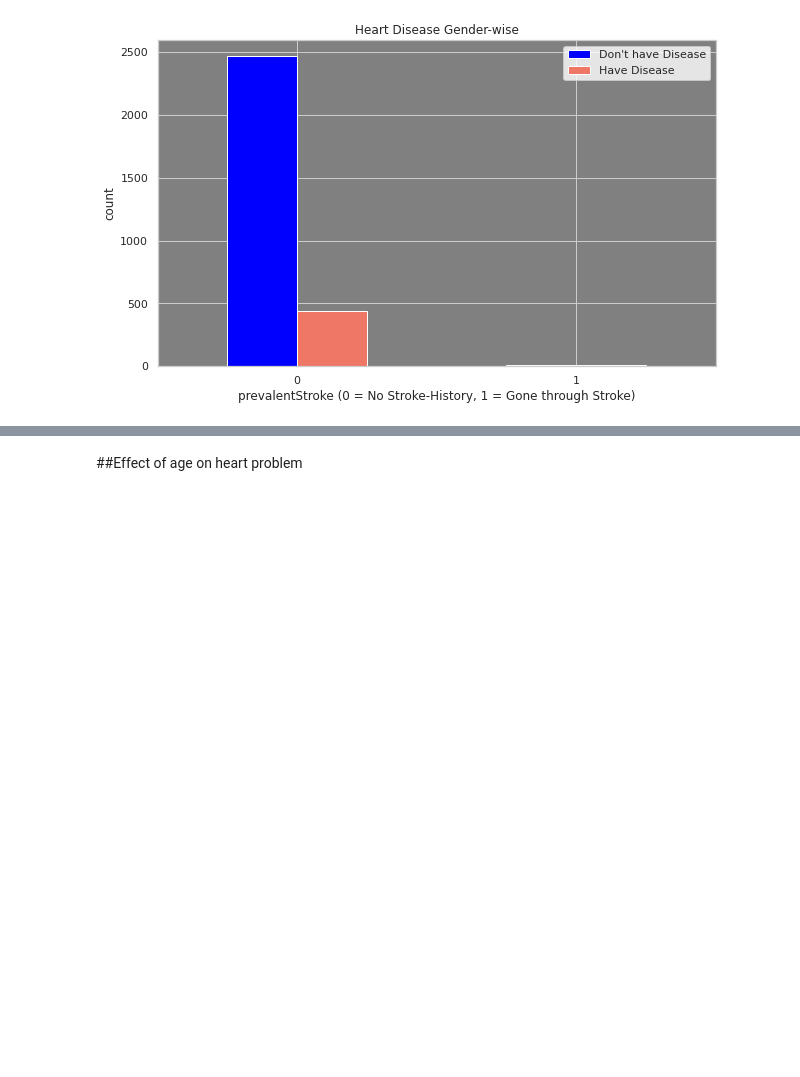
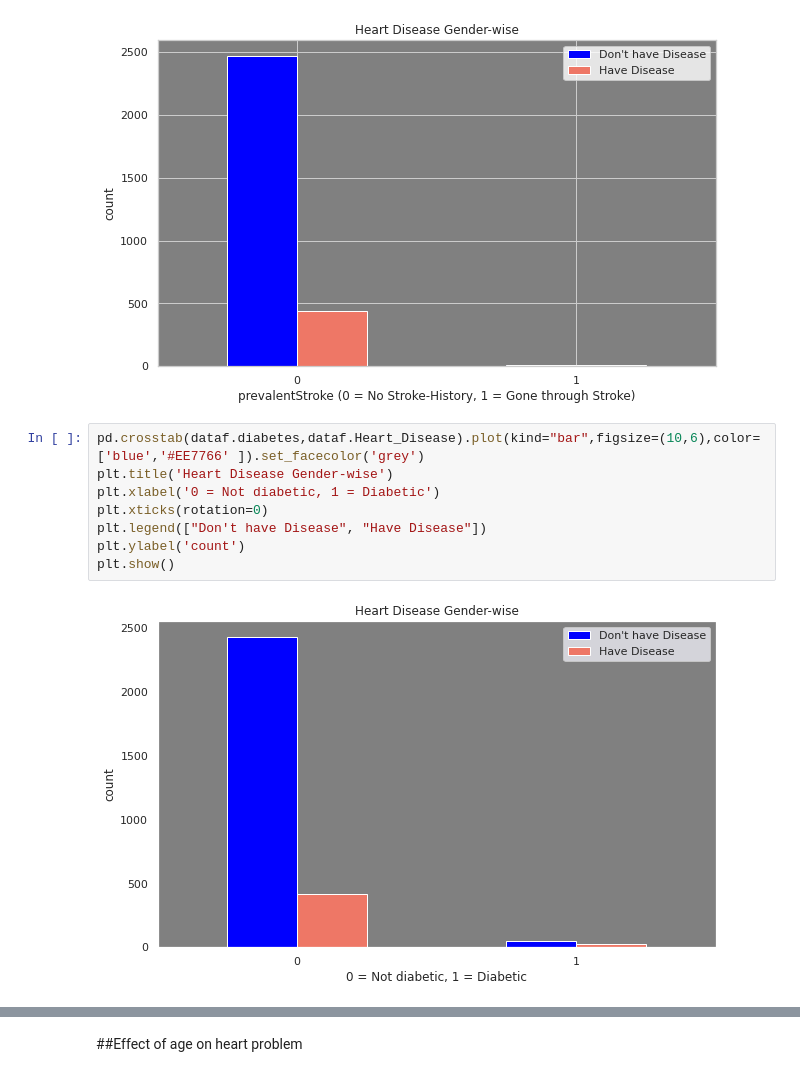
Before and after one commit to guptaprateek98/Capstone_CV_Risk_Prediction, a Jupyter notebook: Capstone_CV_Risk_Prediction.ipynb, the cells around one changed output, grey strips where cells are left out. Saved outputs shown, nothing was run; the diff lists cells and outputs as text; blank space fills up the shorter version.

```diff
--- a/Capstone_CV_Risk_Prediction.ipynb
+++ b/Capstone_CV_Risk_Prediction.ipynb
@@ -382,3 +382,13 @@ plt.ylabel('count')
 plt.show()
 # %% [output]
 [figure]
+# %%
+pd.crosstab(dataf.diabetes,dataf.Heart_Disease).plot(kind="bar",figsize=(10,6),color=['blue','#EE7766' ]).set_facecolor('grey')
+plt.title('Heart Disease Gender-wise')
+plt.xlabel('0 = Not diabetic, 1 = Diabetic')
+plt.xticks(rotation=0)
+plt.legend(["Don't have Disease", "Have Disease"])
+plt.ylabel('count')
+plt.show()
+# %% [output]
+[figure, added]
```
Also changed, not shown: parts of 5 cells of this notebook.
